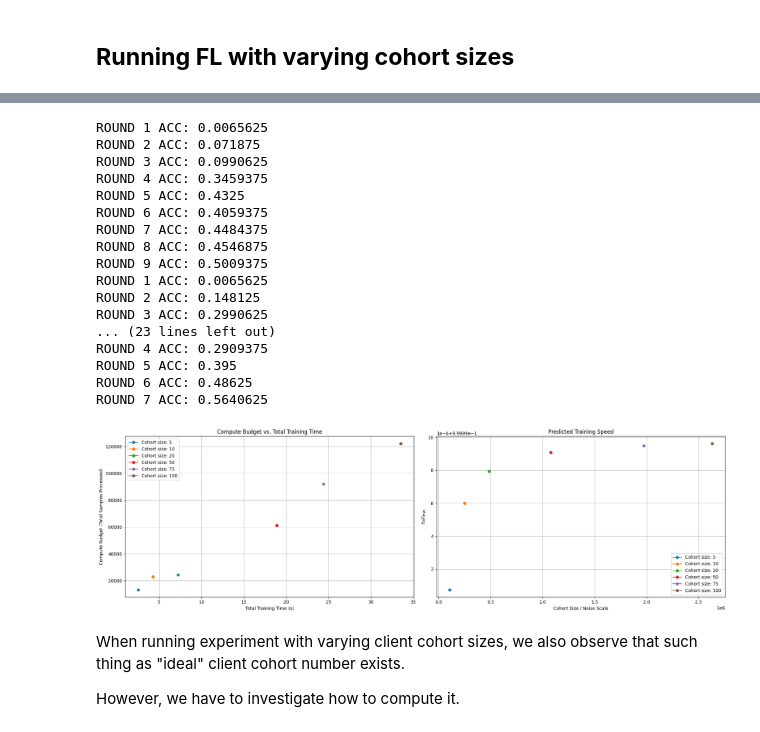
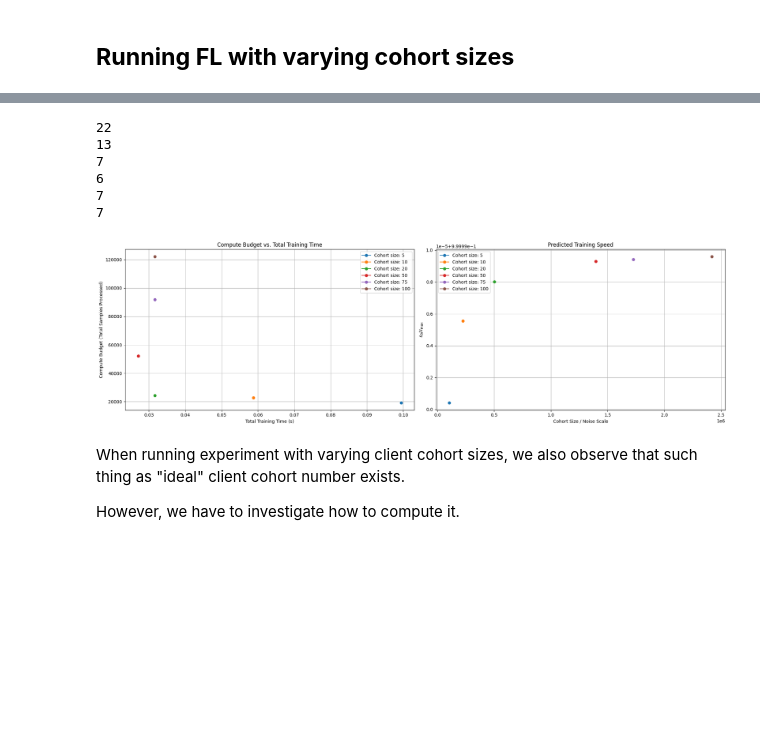
Before and after one commit to Lourencom/L361-FL-project, a Jupyter notebook: main.ipynb, the cells around one changed output, grey strips where cells are left out. Cells and saved outputs as stored; diff of their text form; code cells hidden in the pictures; blank space fills up the shorter version.

Commit message:
cohort size works + critical bs

```diff
--- a/main.ipynb
+++ b/main.ipynb
@@ -495,8 +483,6 @@ def save_experiment(save_file_name, batch_size, parameters_for_each_round, hist)
         parameters_for_each_round (list): List of model parameters for each round
         hist (History): Flower History object containing metrics
     """
-    if os.path.exists(save_file_name):
-        raise FileExistsError(f"File {save_file_name} already exists")
 
     results_dict = {
         'batch_size': batch_size,
@@ -668,0 +637,8 @@ INFO flwr 2025-03-03 20:54:24,106 | app.py:254 | app_fit: metrics_centralized {'
+# %%
+avg_times_per_round = []
+for (round_idx, round_metrics), metrics_acc in zip(hist.metrics_distributed_fit['training_time'], hist.metrics_centralized['accuracy']):
+    round_times = [t for _, t in round_metrics['all']]
+    avg_time_per_round = np.mean(round_times)
+    avg_times_per_round.append(avg_time_per_round)
+
+time_per_round = np.median(avg_times_per_round)
@@ -669,11 +737,11 @@ INFO flwr 2025-03-03 20:54:24,106 | app.py:254 | app_fit: metrics_centralized {'
 # %%
 for cohort_size, parameters, hist in total_cohort_results:
-    save_experiment(f"federated_cohort_results1_{cohort_size}.pkl", cohort_size, parameters_for_each_round=parameters, hist=hist)
+    save_experiment(f"recent_correct_exps/federated_cohort_results1_{cohort_size}.pkl", cohort_size, parameters_for_each_round=parameters, hist=hist)
 # %%
-# load
+cohort_sizes =  [5, 10, 20, 50, 75, 100]
 total_cohort_results = []
 for cohort_size in cohort_sizes:
-    total_cohort_results.append(load_experiment(f"federated_cohort_results_{cohort_size}.pkl"))
+    total_cohort_results.append(load_experiment(f"recent_correct_exps/federated_cohort_results_{cohort_size}.pkl"))
 # %%
 for cohort_size, params, hist in total_cohort_results:
     print(f"COHORT SIZE: {cohort_size}")
@@ -707,68 +775,54 @@ fig, axes = plt.subplots(1, 2, figsize=(20, 6))
 for cohort_size, params, hist in total_cohort_results:
     times = []
     samples = []
-    for (round_idx, round_metrics), metrics_acc in zip(hist.metrics_distributed_fit['training_time'], hist.metrics_centralized['accuracy']):
-        print(f"ROUND {round_idx} ACC: {metrics_acc[1]}")
-        if metrics_acc[1] >= 0.5:
-            break
-        round_times = [t for _, t in round_metrics['all']]
-        times.append(np.mean(round_times))
+    num_rounds = len(hist.metrics_distributed_fit['samples_processed'])
+    print(num_rounds)
+    cumulative_time = num_rounds * time_per_round
 
     for round_idx, round_metrics in hist.metrics_distributed_fit['samples_processed']:
         round_samples = [s for _, s in round_metrics['all']]
         samples.append(np.sum(round_samples))
 
-    cumulative_time = np.sum(times)
+
     total_samples = np.sum(samples)
     axes[0].plot(cumulative_time, total_samples, marker='o', label=f"Cohort size: {cohort_size}")
 
 axes[0].set_xlabel("Total Training Time (s)")
 axes[0].set_ylabel("Compute Budget (Total Samples Processed)")
 axes[0].set_title("Compute Budget vs. Total Training Time")
 axes[0].legend()
 axes[0].grid(True)
 
 # Bottom-right: Noise Scale Analysis
 for cohort_size, params, hist in total_cohort_results:
     noise_scales = []
     for round_idx, round_metrics in hist.metrics_distributed_fit['noise_scale']:
         round_noise_scales = [ns for _, ns in round_metrics['all']]
         noise_scale = np.mean(round_noise_scales)
         noise_scales.append(noise_scale)
 
     avg_noise_scale = np.mean(noise_scales)
     x_axis = cohort_size / (avg_noise_scale + 1e-10)
     y_axis = 1 / (1 + (avg_noise_scale / cohort_size))
 
     axes[1].plot(x_axis, y_axis, marker='o', label=f"Cohort size: {cohort_size}")
 
 axes[1].set_xlabel("Cohort Size / Noise Scale")
 axes[1].set_ylabel(fr"${{\epsilon_\text{{B}}}} / {{\epsilon_\text{{max}}}}$")
 axes[1].set_title("Predicted Training Speed")
 axes[1].legend()
 axes[1].grid(True)
 
 plt.tight_layout()
 plt.show()
 # %% [output]
-ROUND 1 ACC: 0.0065625
-ROUND 2 ACC: 0.071875
-ROUND 3 ACC: 0.0990625
-ROUND 4 ACC: 0.3459375
-ROUND 5 ACC: 0.4325
-ROUND 6 ACC: 0.4059375
-ROUND 7 ACC: 0.4484375
-ROUND 8 ACC: 0.4546875
-ROUND 9 ACC: 0.5009375
-ROUND 1 ACC: 0.0065625
-ROUND 2 ACC: 0.148125
-ROUND 3 ACC: 0.2990625
-... (23 lines left out)
-ROUND 4 ACC: 0.2909375
-ROUND 5 ACC: 0.395
-ROUND 6 ACC: 0.48625
-ROUND 7 ACC: 0.5640625
+22
+13
+7
+6
+7
+7
-[figure, old version]
+[figure, new version]
 # %%
 fig, axes = plt.subplots(1, 2, figsize=(20, 6))
 
```
Also changed, not shown: parts of 26 cells of this notebook, 11 other files.
